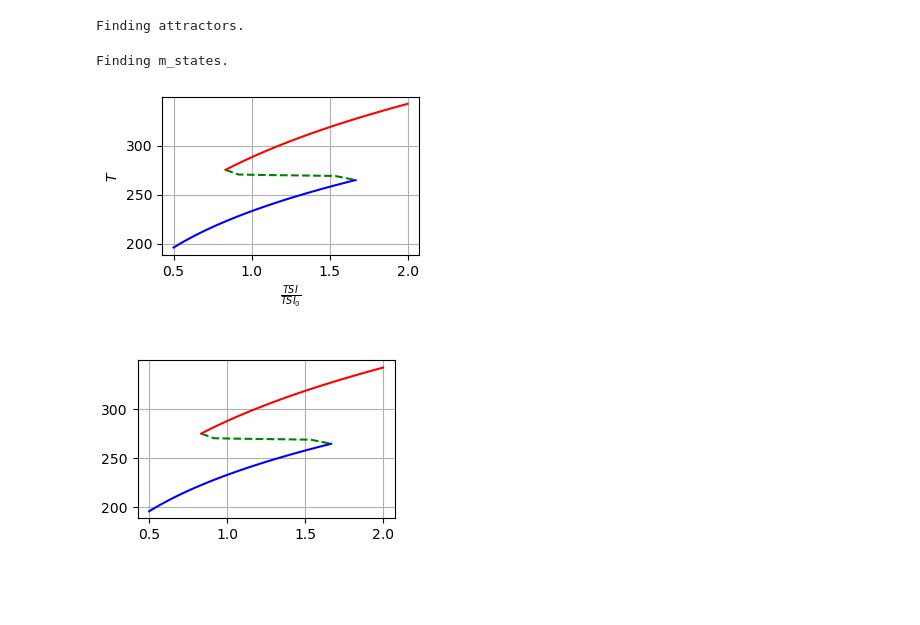
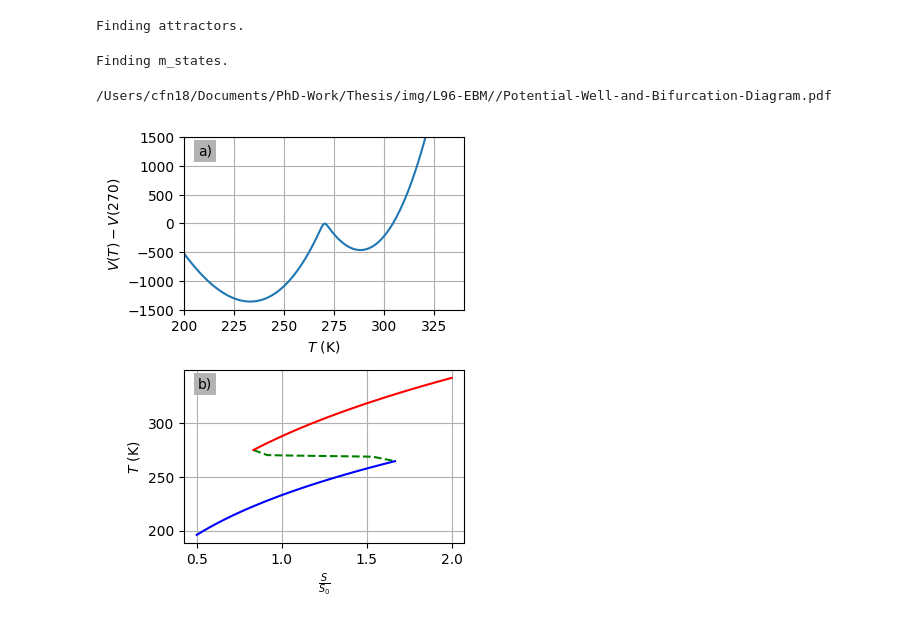
Before and after one commit to CalvinNesbitt/EBM, a Jupyter notebook: plotting_bifurcation_diagram.ipynb, the cells around one changed output. Saved outputs shown, nothing was run; the diff lists cells and outputs as text; code cells hidden in the pictures; blank space fills up the shorter version.

```diff
--- a/plotting_bifurcation_diagram.ipynb
+++ b/plotting_bifurcation_diagram.ipynb
@@ -1,17 +0,0 @@
-# %%
-%matplotlib ipympl
-
-import numpy as np
-from make_bifurcation_diagram import make_bifrucation_diagram, bistable
-
-# Search for attractors for different TSI Values
-TSIs = 1367 * np.linspace(0.5, 2, 10)
-fig, ax = make_bifrucation_diagram(TSIs)
-ax.set_xlabel("$\\frac{TSI}{TSI_{0}}$")
-ax.set_ylabel("$T$")
-fig
-# %% [output]
-Finding attractors.
-Finding m_states.
-[figure, removed]
-[figure, removed]
@@ -17,0 +8,32 @@ Finding m_states.
+# %%
+fig, axes = init_2d_fax(nrows=2)
+
+# Plot Double Well
+ax = axes[0]
+Ts = np.linspace(200, 340, 140)
+ax.plot(Ts, potential(Ts) - potential(270))
+ax.set_xlim(200, 340)
+ax.set_ylim(-1500, 1500)
+ax.set_xlabel('$T$ (K)')
+ax.set_ylabel('$V(T) - V(270)$')
+Ts = np.linspace(200, 340, 30)
+
+
+# Plot Bifurcation diagram
+ax=axes[1]
+TSIs = 1367 * np.linspace(0.5, 2, 10)
+fig, ax = make_bifrucation_diagram(TSIs, fax=[fig, ax])
+ax.set_xlabel("$\\frac{S}{S_{0}}$")
+ax.set_ylabel("$T$ (K)")
+fig
+
+plot_save_dir = '/Users/cfn18/Documents/PhD-Work/Thesis/img/L96-EBM/'
+save_name = plot_save_dir + '/Potential-Well-and-Bifurcation-Diagram.pdf'
+fig.tight_layout()
+fig.savefig(save_name)
+print(save_name)
+# %% [output]
+Finding attractors.
+Finding m_states.
+/Users/cfn18/Documents/PhD-Work/Thesis/img/L96-EBM//Potential-Well-and-Bifurcation-Diagram.pdf
+[figure, added]
```
Also changed, not shown: parts of 1 cell of this notebook, 1 other file.
